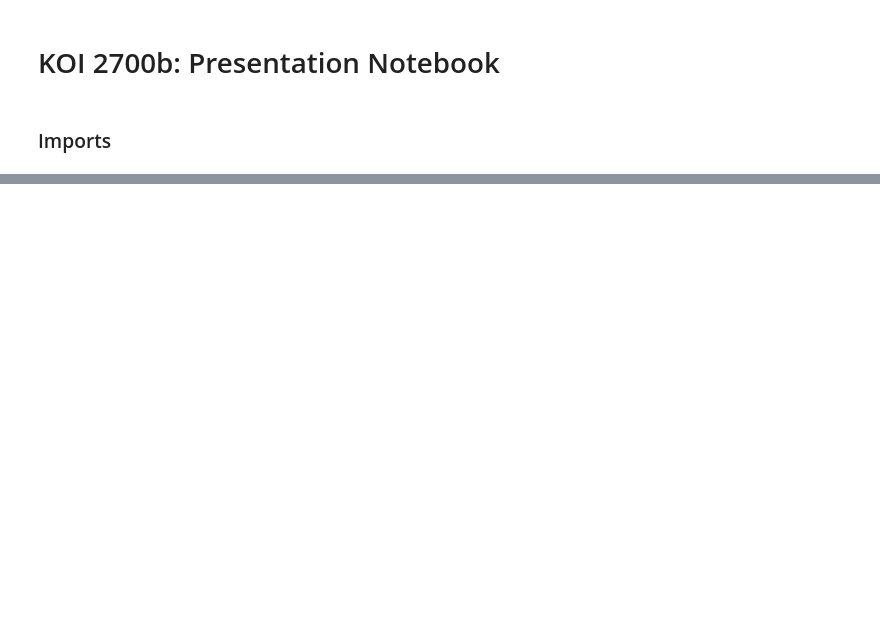
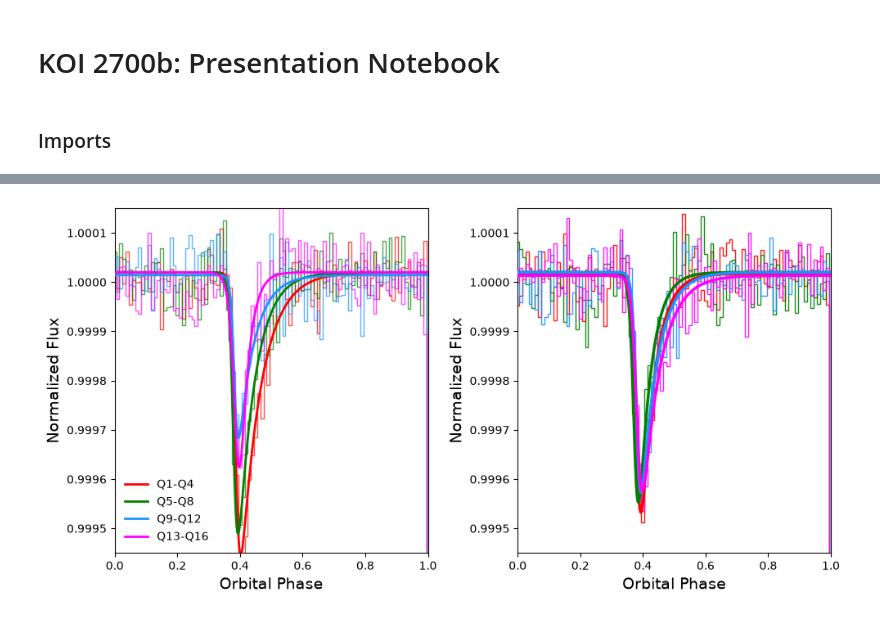
Before and after one commit to psi-dirac/psi-planet-disintegration, a Jupyter notebook: KOI2700b/KOI2700b_Presentation.ipynb, the cells around one changed output, grey strips where cells are left out. Drawn from its saved outputs; the diff is of its cells as text; code cells hidden in the pictures; blank space fills up the shorter version.

Commit message:
Quarter/Season presentation update

```diff
--- a/KOI2700b/KOI2700b_Presentation.ipynb
+++ b/KOI2700b/KOI2700b_Presentation.ipynb
@@ -699,0 +406,99 @@ plt.show()
+# %%
+# Plot all groups together
+fig, ax = plt.subplots(1,2,figsize=(10,5))
+
+for label, (i1, i2) in groups_yr.items():
+
+    lc_group = lc_all[i1:i2]
+
+    phase, y, bin_edges, x_fit, y_fit, popt = (
+        make_phase_curve(lc_group, guess_list[label])
+    )
+
+    color = colors_yr[label]
+
+    ax[0].stairs(
+        y,
+        bin_edges,
+        color=color,
+        linewidth=1.0,
+        alpha=0.7,
+        zorder=2
+    )
+
+    ax[0].plot(
+        x_fit,
+        y_fit,
+        color=color,
+        linewidth=2,
+        label=label,
+        zorder=3
+    )
+
+# Formatting
+ax[0].set_xlim(0, 1)
+ax[0].set_ylim(0.99945, 1.00015)
+
+ax[0].set_xlabel("Orbital Phase", fontsize=14)
+ax[0].set_ylabel("Normalized Flux", fontsize=14)
+
+ax[0].ticklabel_format(
+    axis="y",
+    style="plain",
+    useOffset=False
+)
+
+ax[0].legend(frameon=False)
+
+ax[0].grid(False)
+
+for label, lc_group in season_groups.items():
+
+    phase, y, bin_edges, x_fit, y_fit, popt = (
+        make_phase_curve(lc_group, season_guess_list[label])
+    )
+
+    color = colors2[label]
+
+    ax[1].stairs(
+        y,
+        bin_edges,
+        color=color,
+        linewidth=1.0,
+        alpha=0.9,
+        zorder=2
+    )
+
+    ax[1].plot(
+        x_fit,
+        y_fit,
+        color=color,
+        linewidth=2.5,
+        zorder=3
+    )
+
+# Formatting similar to paper
+ax[1].set_xlim(0, 1)
+
+ax[1].set_ylim(0.99945, 1.00015)
+
+ax[1].ticklabel_format(
+    axis="y",
+    style="plain",
+    useOffset=False
+)
+
+ax[1].set_xlabel("Orbital Phase", fontsize=14)
+ax[1].set_ylabel("Normalized Flux", fontsize=14)
+
+ax[1].legend(frameon=False)
+
+ax[1].grid(False)
+
+plt.tight_layout()
+plt.show()
+
+plt.tight_layout()
+plt.show();
+# %% [output]
+[figure, added]
```
Also changed, not shown: parts of 11 cells of this notebook.
